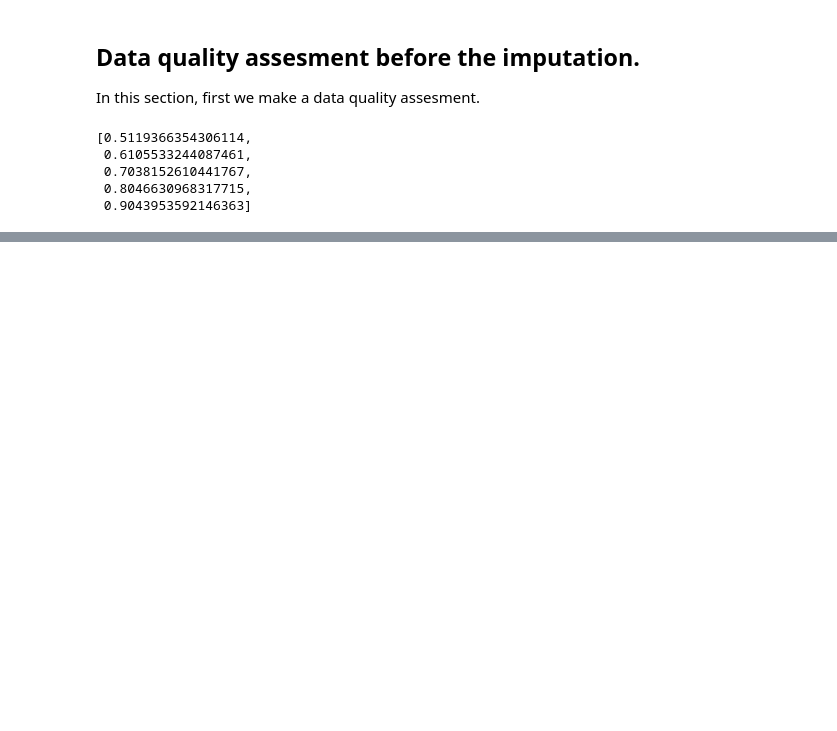
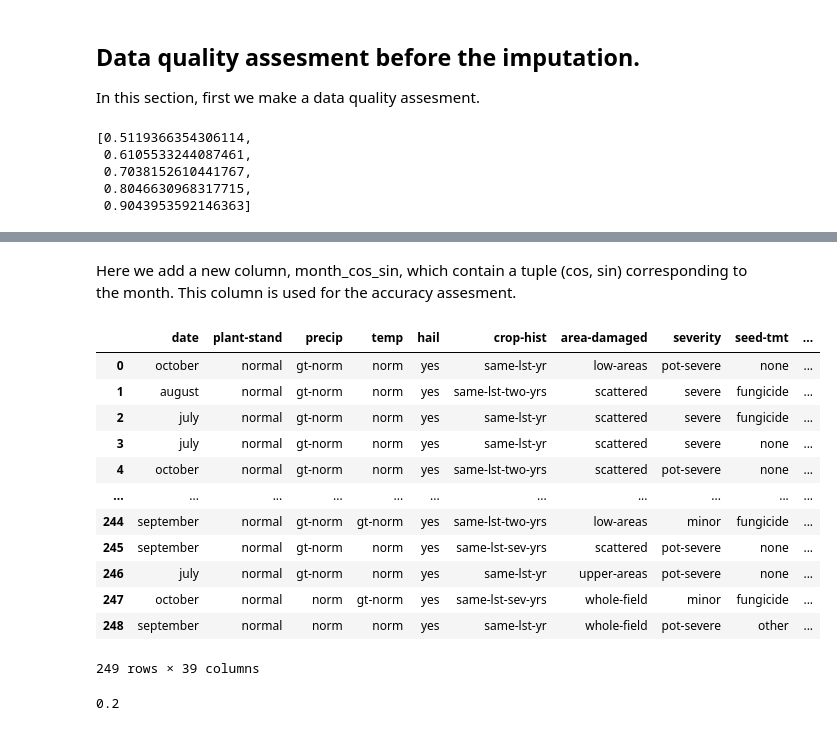
Before and after one commit to VladMarianCimpeanu/DIQ-assignment, a Jupyter notebook: code/soybean_notebook.ipynb, the cells around one changed output, grey strips where cells are left out. Drawn from its saved outputs; the diff is of its cells as text; code cells hidden in the pictures; blank space fills up the shorter version.

```diff
--- a/code/soybean_notebook.ipynb
+++ b/code/soybean_notebook.ipynb
@@ -204,0 +252,35 @@ From the [Dataset documentation](https://archive.ics.uci.edu/ml/datasets/Soybean
+# %% [markdown]
+Here we add a new column, month_cos_sin, which contain a tuple (cos, sin) corresponding to the month. This column is used for the accuracy assesment.
+# %%
+months_dict = {}
+
+for c, s, m in zip(months_cos, months_sin, months):
+    months_dict[m] = (c, s)
+
+numeric_soybean = soybean_df.copy()
+
+numeric_soybean['month_cos_sin'] = soybean_df.apply(lambda row: (months_dict[row['date']][0], months_dict[row['date']][1]), axis=1)
+numeric_soybean.drop(columns=['date'])
+numeric_soybean
+# %% [output]
+|  | date | plant-stand | precip | temp | hail | crop-hist | area-damaged | severity | seed-tmt | ... |
+| 0 | october | normal | gt-norm | norm | yes | same-lst-yr | low-areas | pot-severe | none | ... |
+| 1 | august | normal | gt-norm | norm | yes | same-lst-two-yrs | scattered | severe | fungicide | ... |
+| 2 | july | normal | gt-norm | norm | yes | same-lst-yr | scattered | severe | fungicide | ... |
+| 3 | july | normal | gt-norm | norm | yes | same-lst-yr | scattered | severe | none | ... |
+| 4 | october | normal | gt-norm | norm | yes | same-lst-two-yrs | scattered | pot-severe | none | ... |
+| ... | ... | ... | ... | ... | ... | ... | ... | ... | ... | ... |
+| 244 | september | normal | gt-norm | gt-norm | yes | same-lst-two-yrs | low-areas | minor | fungicide | ... |
+| 245 | september | normal | gt-norm | norm | yes | same-lst-sev-yrs | scattered | pot-severe | none | ... |
+| 246 | july | normal | gt-norm | norm | yes | same-lst-yr | upper-areas | pot-severe | none | ... |
+| 247 | october | normal | norm | gt-norm | yes | same-lst-sev-yrs | whole-field | minor | fungicide | ... |
+| 248 | september | normal | norm | norm | yes | same-lst-yr | whole-field | pot-severe | other | ... |
+249 rows × 39 columns
+# %%
+x = np.array((0, 1))
+z = np.array((0.5, 0.2))
+
+y = np.dot(x, z)
+y
+# %% [output]
+0.2
```
Also changed, not shown: parts of 20 cells of this notebook.
